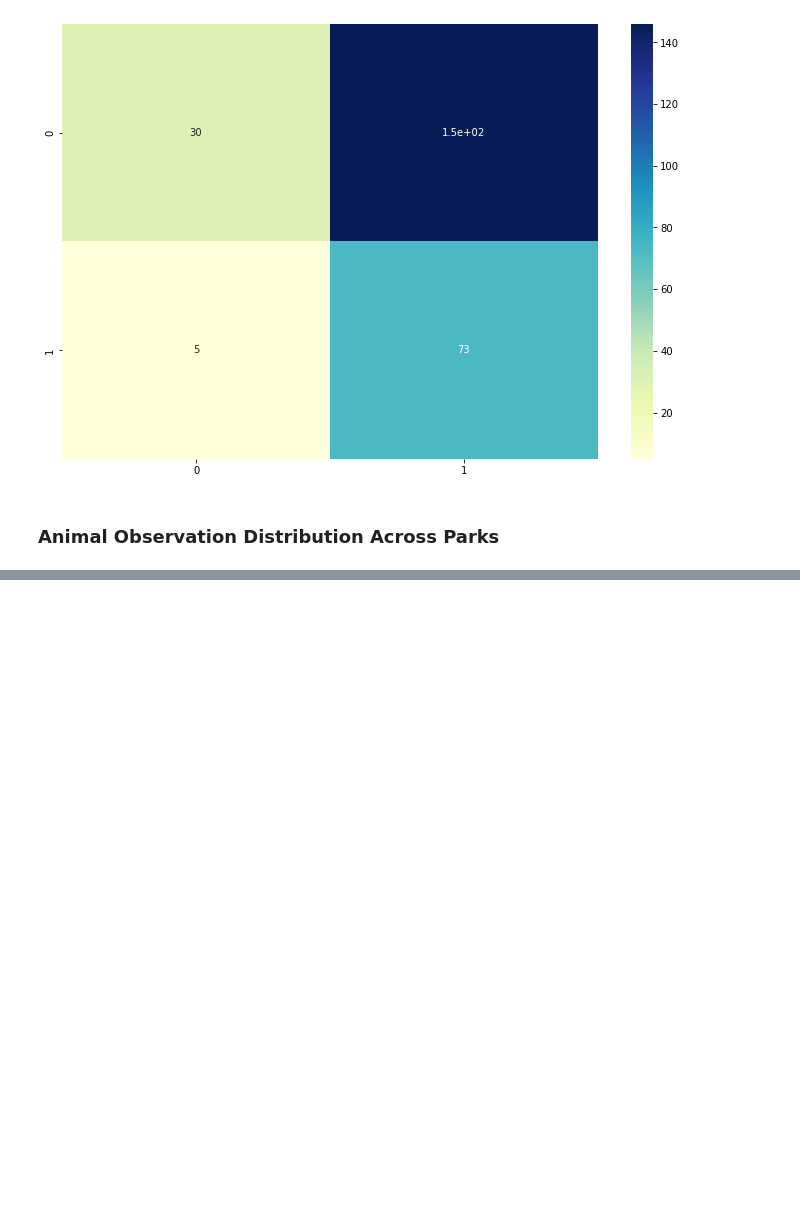
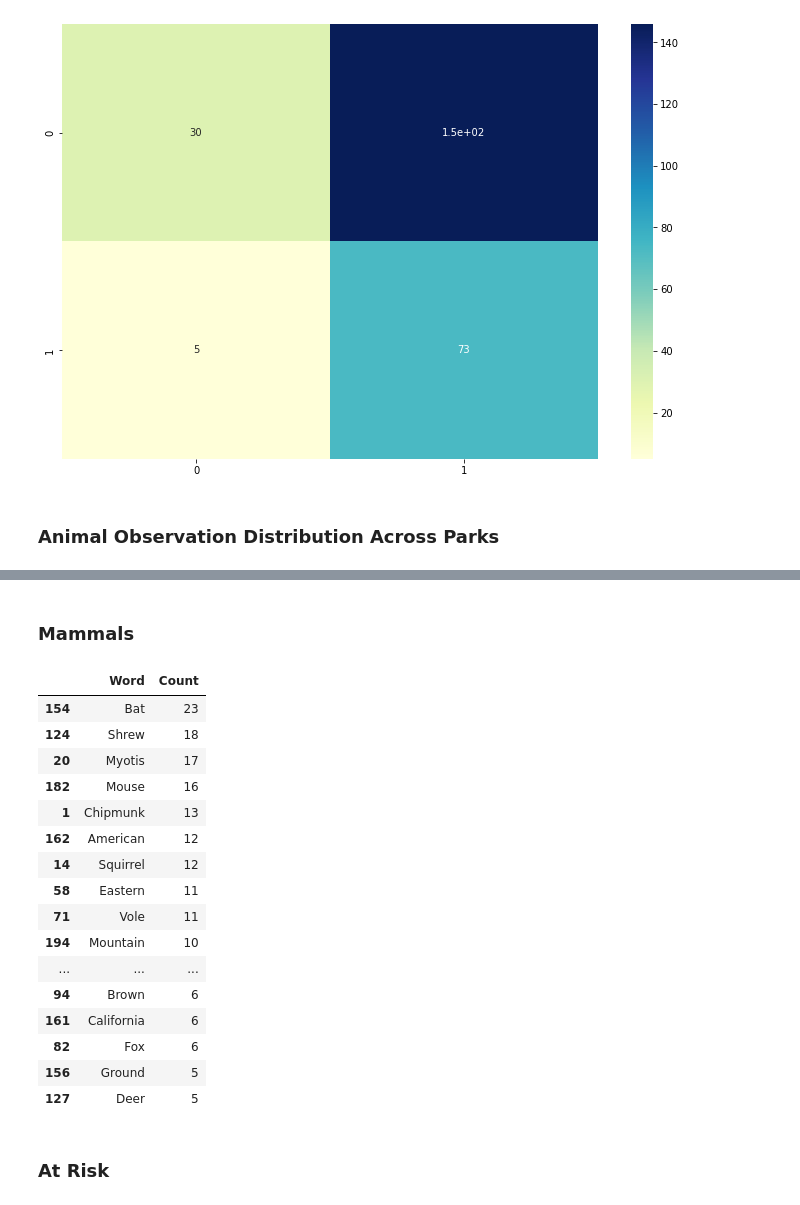
Before and after one commit to h-ostcode/Biodiversity-in-National-Parks, a Jupyter notebook: biodiversity.ipynb, the cells around one changed output, grey strips where cells are left out. Cells and saved outputs as stored; diff of their text form; code cells hidden in the pictures; blank space fills up the shorter version.

```diff
--- a/biodiversity.ipynb
+++ b/biodiversity.ipynb
@@ -378,3 +378,31 @@ pd.DataFrame(set(word_count(mammals_list)), columns =['Word', 'Count']).sort_val
+# %% [markdown]
+### Mammals
+# %%
+mammal_names = species[species.category == "Mammal"].common_names.apply(remove_punctuations).str.split().tolist()
+mammals_list = names_list(mammal_names)
+pd.DataFrame(set(word_count(mammals_list)), columns =['Word', 'Count']).sort_values("Count", ascending = False).head(20)
+
+#After secondary inspection of Mammal subset of species data, the most frequently observed species in this category is the bat. Will continue to perform analysis on this species subset of data
+# %% [output]
+|  | Word | Count |
+| 154 | Bat | 23 |
+| 124 | Shrew | 18 |
+| 20 | Myotis | 17 |
+| 182 | Mouse | 16 |
+| 1 | Chipmunk | 13 |
+| 162 | American | 12 |
+| 14 | Squirrel | 12 |
+| 58 | Eastern | 11 |
+| 71 | Vole | 11 |
+| 194 | Mountain | 10 |
+| ... | ... | ... |
+| 94 | Brown | 6 |
+| 161 | California | 6 |
+| 82 | Fox | 6 |
+| 156 | Ground | 5 |
+| 127 | Deer | 5 |
+# %% [markdown]
+### At Risk
 # %%
 at_risk = species[species.is_protected == True].common_names.apply(remove_punctuations).str.split().tolist()
 risk_list = names_list(at_risk)
```
Also changed, not shown: parts of 6 cells of this notebook.
